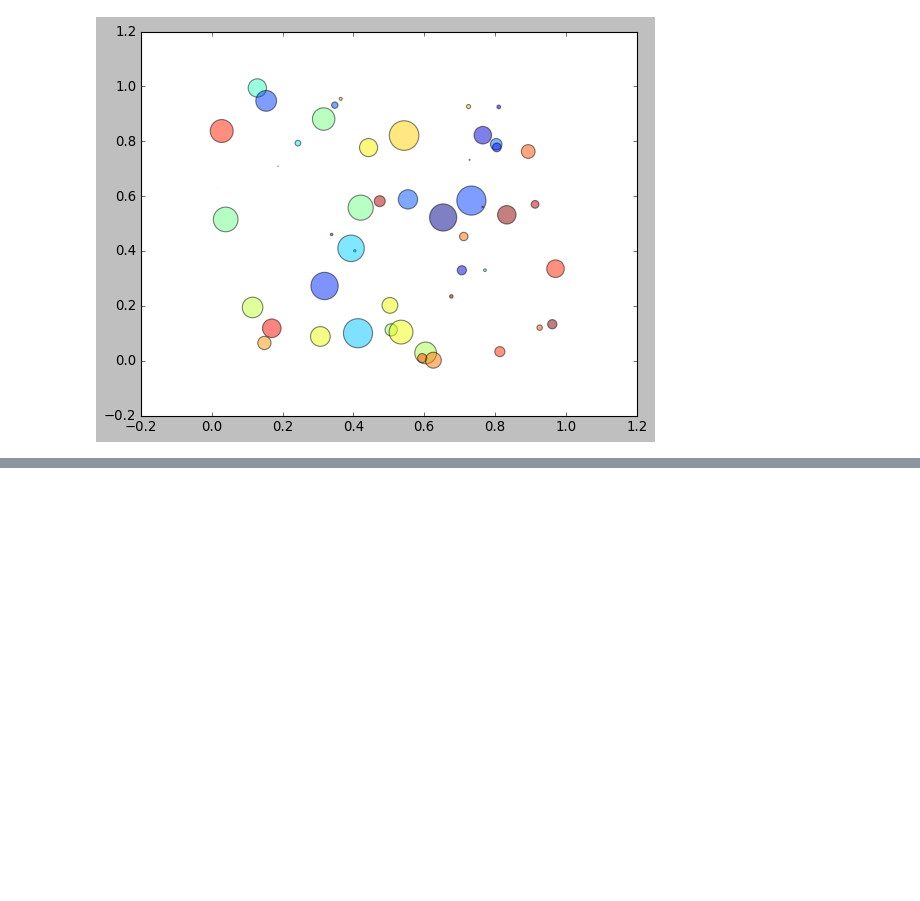
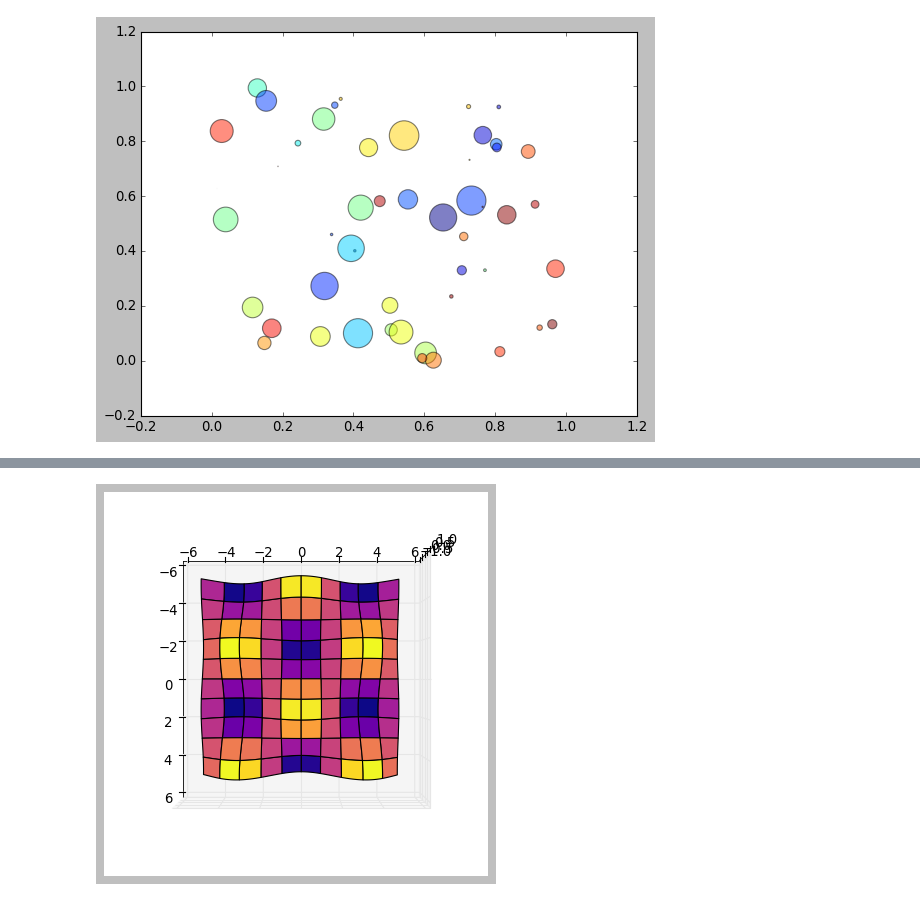
Before and after one commit to ZJimFang/LML, a Jupyter notebook: ModelPractice/Matplotlib.ipynb, the cells around one changed output, grey strips where cells are left out. Drawn from its saved outputs; the diff is of its cells as text; code cells hidden in the pictures; blank space fills up the shorter version.

```diff
--- a/ModelPractice/Matplotlib.ipynb
+++ b/ModelPractice/Matplotlib.ipynb
@@ -149,0 +179,13 @@ plt.show()
+# %%
+ax = plt.axes(projection="3d")
+
+x_data = np.arange(-5, 5, 0.1)
+y_data = np.arange(-5, 5, 0.1)
+
+X, Y = np.meshgrid(x_data, y_data)
+Z = np.sin(X)*np.cos(Y)
+
+ax.plot_surface(X, Y, Z, cmap="plasma")
+ax.view_init(azim=0, elev=90)
+# %% [output]
+[figure, added]
```
Also changed, not shown: parts of 5 cells of this notebook.
